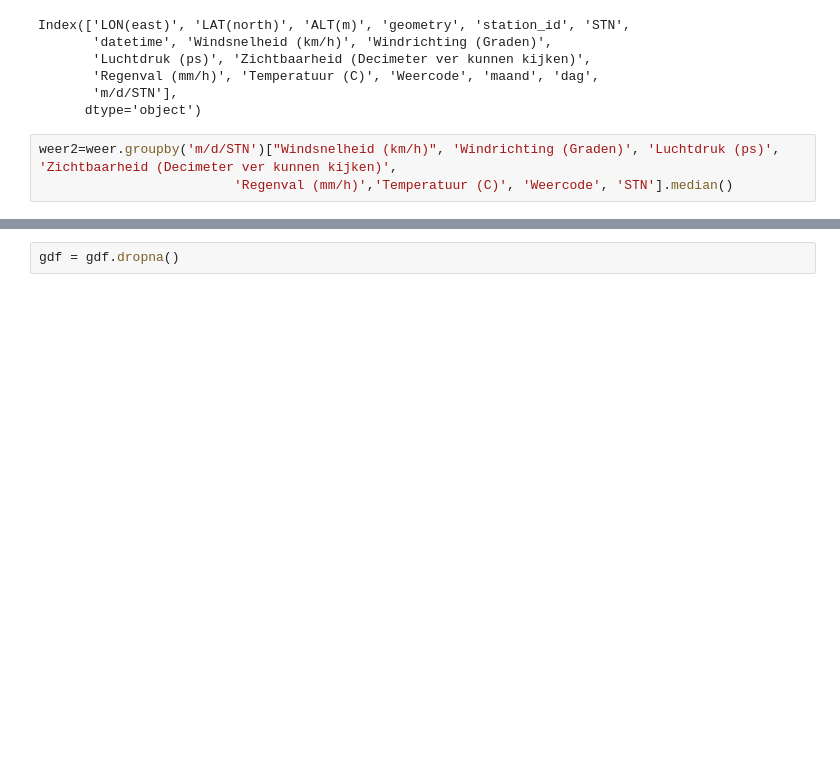
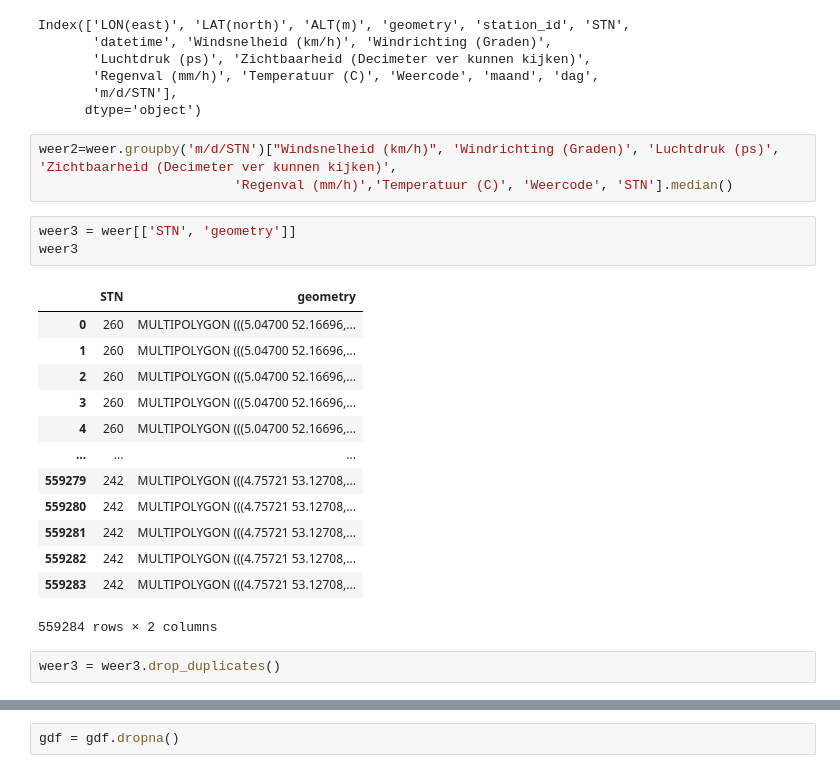
Before and after one commit to tj-072/eindpresentatie_VAv2, a Jupyter notebook: analyse.ipynb, the cells around one changed output, grey strips where cells are left out. Cells and saved outputs as stored; diff of their text form; blank space fills up the shorter version.

```diff
--- a/analyse.ipynb
+++ b/analyse.ipynb
@@ -160,3 +160,22 @@ Index(['LON(east)', 'LAT(north)', 'ALT(m)', 'geometry', 'station_id', 'STN',
 # %%
 weer2=weer.groupby('m/d/STN')["Windsnelheid (km/h)", 'Windrichting (Graden)', 'Luchtdruk (ps)', 'Zichtbaarheid (Decimeter ver kunnen kijken)',
                          'Regenval (mm/h)','Temperatuur (C)', 'Weercode', 'STN'].median()
+# %%
+weer3 = weer[['STN', 'geometry']]
+weer3
+# %% [output]
+|  | STN | geometry |
+| 0 | 260 | MULTIPOLYGON (((5.04700 52.16696,... |
+| 1 | 260 | MULTIPOLYGON (((5.04700 52.16696,... |
+| 2 | 260 | MULTIPOLYGON (((5.04700 52.16696,... |
+| 3 | 260 | MULTIPOLYGON (((5.04700 52.16696,... |
+| 4 | 260 | MULTIPOLYGON (((5.04700 52.16696,... |
+| ... | ... | ... |
+| 559279 | 242 | MULTIPOLYGON (((4.75721 53.12708,... |
+| 559280 | 242 | MULTIPOLYGON (((4.75721 53.12708,... |
+| 559281 | 242 | MULTIPOLYGON (((4.75721 53.12708,... |
+| 559282 | 242 | MULTIPOLYGON (((4.75721 53.12708,... |
+| 559283 | 242 | MULTIPOLYGON (((4.75721 53.12708,... |
+559284 rows × 2 columns
+# %%
+weer3 = weer3.drop_duplicates()
```
Also changed, not shown: parts of 9 cells of this notebook.
